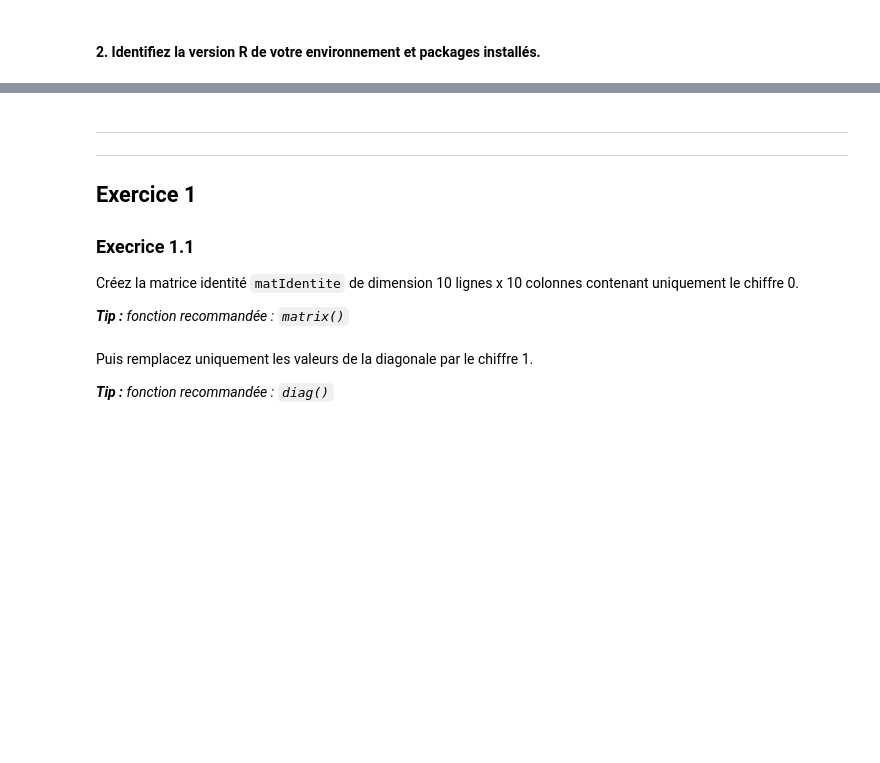
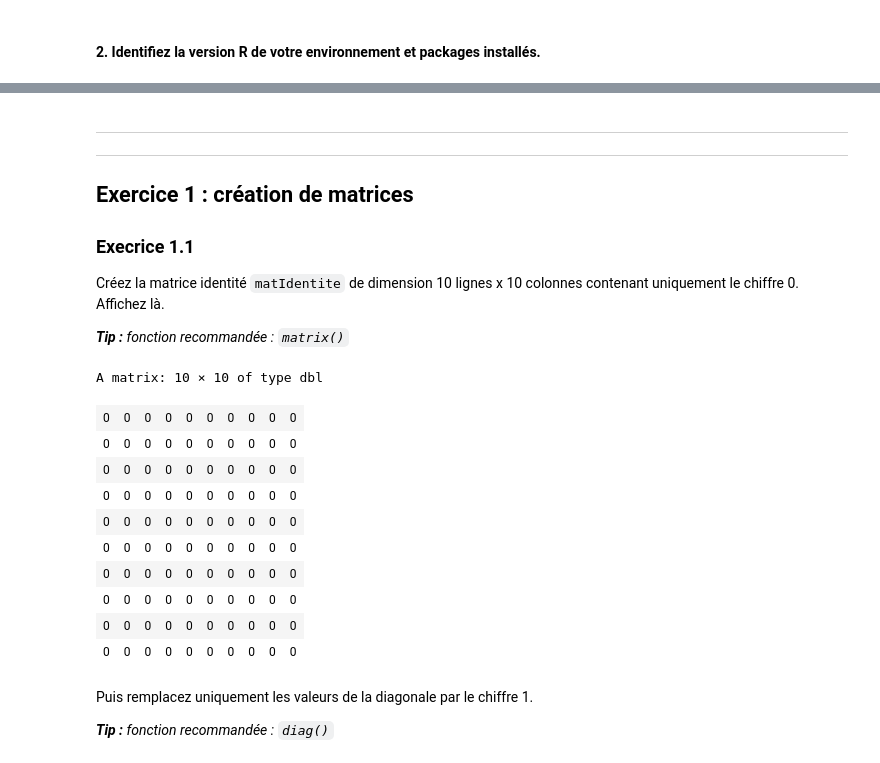
Before and after one commit to CVandiedonck/teaching_notebooks, a Jupyter notebook: MEG_M1_UE5/R2_practice_corrections.ipynb, the cells around one changed output, grey strips where cells are left out. Saved outputs shown, nothing was run; the diff lists cells and outputs as text; code cells hidden in the pictures; blank space fills up the shorter version.

```diff
--- a/MEG_M1_UE5/R2_practice_corrections.ipynb
+++ b/MEG_M1_UE5/R2_practice_corrections.ipynb
@@ -73,16 +78,29 @@ locale:
 # %% [markdown]
 ---
 ---
-## Exercice 1
+## Exercice 1 : création de matrices
 
 ### Execrice 1.1
 
-Créez la matrice identité `matIdentite` de dimension 10 lignes x 10 colonnes contenant uniquement le chiffre 0.
+Créez la matrice identité `matIdentite` de dimension 10 lignes x 10 colonnes contenant uniquement le chiffre 0. Affichez là.
 
 *__Tip :__*
 _fonction recommandée : `matrix()`_
 # %%
 matIdentite <- matrix(data = 0, ncol = 10, nrow = 10)
+matIdentite
+# %% [output]
+A matrix: 10 × 10 of type dbl
+| 0 | 0 | 0 | 0 | 0 | 0 | 0 | 0 | 0 | 0 |
+| 0 | 0 | 0 | 0 | 0 | 0 | 0 | 0 | 0 | 0 |
+| 0 | 0 | 0 | 0 | 0 | 0 | 0 | 0 | 0 | 0 |
+| 0 | 0 | 0 | 0 | 0 | 0 | 0 | 0 | 0 | 0 |
+| 0 | 0 | 0 | 0 | 0 | 0 | 0 | 0 | 0 | 0 |
+| 0 | 0 | 0 | 0 | 0 | 0 | 0 | 0 | 0 | 0 |
+| 0 | 0 | 0 | 0 | 0 | 0 | 0 | 0 | 0 | 0 |
+| 0 | 0 | 0 | 0 | 0 | 0 | 0 | 0 | 0 | 0 |
+| 0 | 0 | 0 | 0 | 0 | 0 | 0 | 0 | 0 | 0 |
+| 0 | 0 | 0 | 0 | 0 | 0 | 0 | 0 | 0 | 0 |
 # %% [markdown]
 Puis remplacez uniquement les valeurs de la diagonale par le chiffre 1.
 
```
Also changed, not shown: parts of 42 cells of this notebook, 8 other files.
